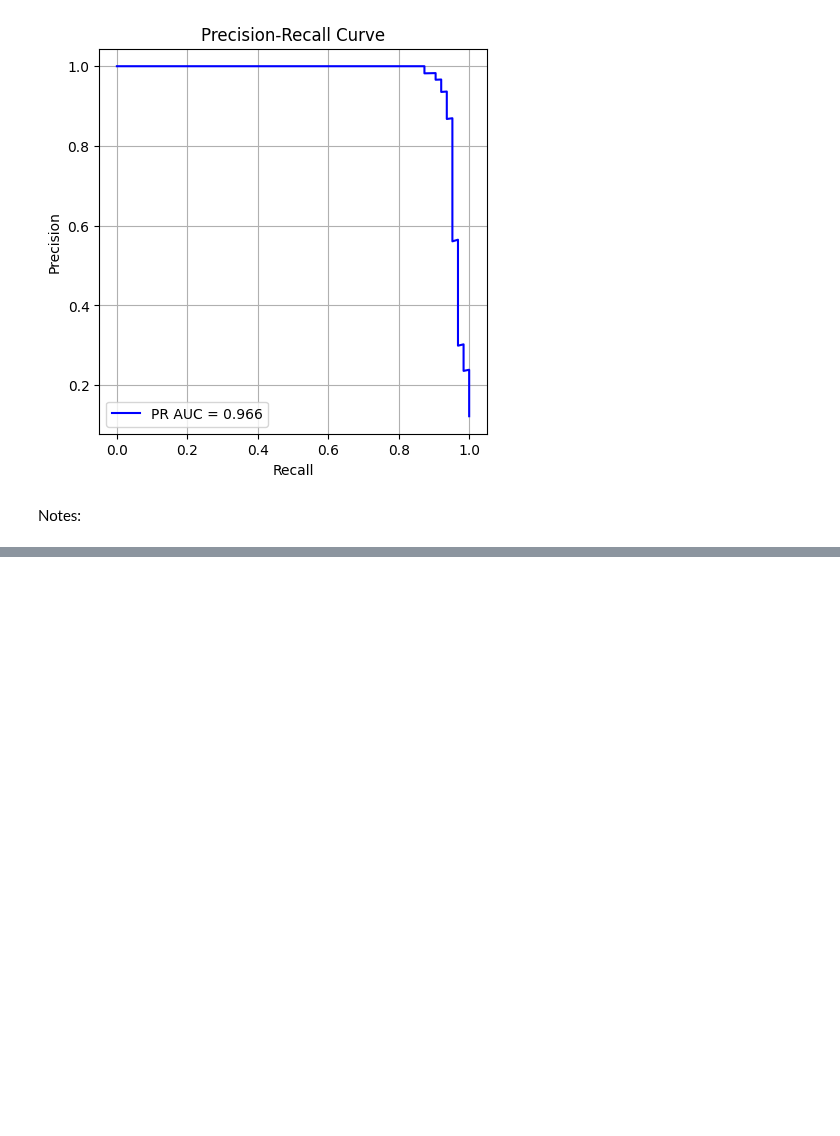
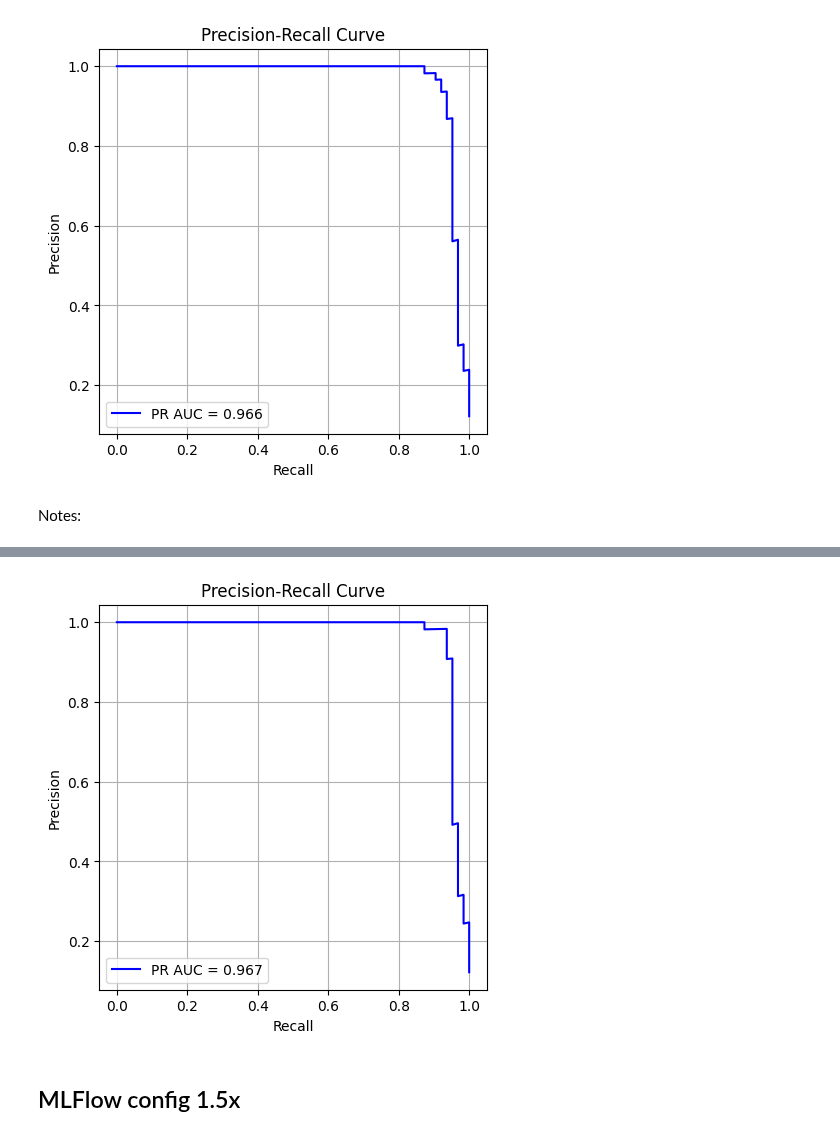
Before and after one commit to amaldu/AntiSpam-NLP-Pipeline, a Jupyter notebook: research/03_text_augmentation/textaug_KeyboardAug_bow_MNB.ipynb, the cells around one changed output, grey strips where cells are left out. Drawn from its saved outputs; the diff is of its cells as text; code cells hidden in the pictures; blank space fills up the shorter version.

```diff
--- a/research/03_text_augmentation/textaug_KeyboardAug_bow_MNB.ipynb
+++ b/research/03_text_augmentation/textaug_KeyboardAug_bow_MNB.ipynb
@@ -313,0 +321,8 @@ logging.info('MlFlow run terminated')
+# %%
+from experiments_utils import plot_precision_recall_curve
+
+pr_fig = plot_precision_recall_curve(pipeline, X_test, y_test)
+# %% [output]
+[figure, added]
+# %% [markdown]
+## MLFlow config 1.5x
```
Also changed, not shown: parts of 42 cells of this notebook.
